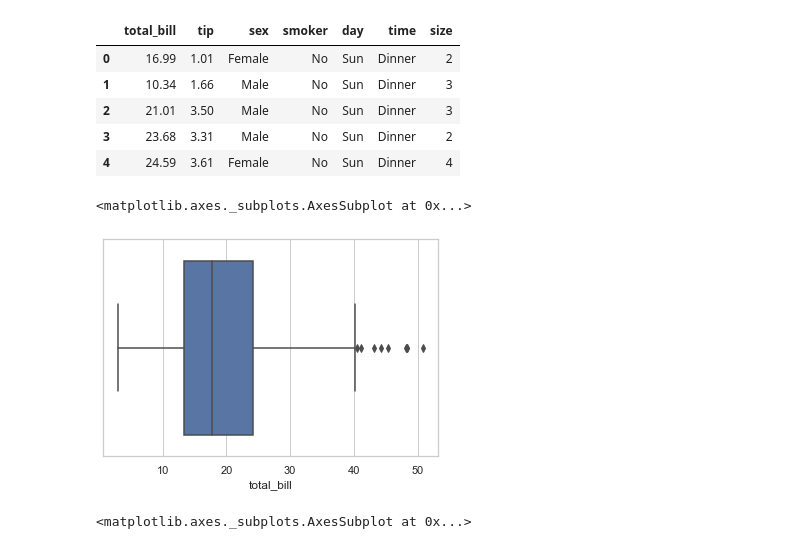
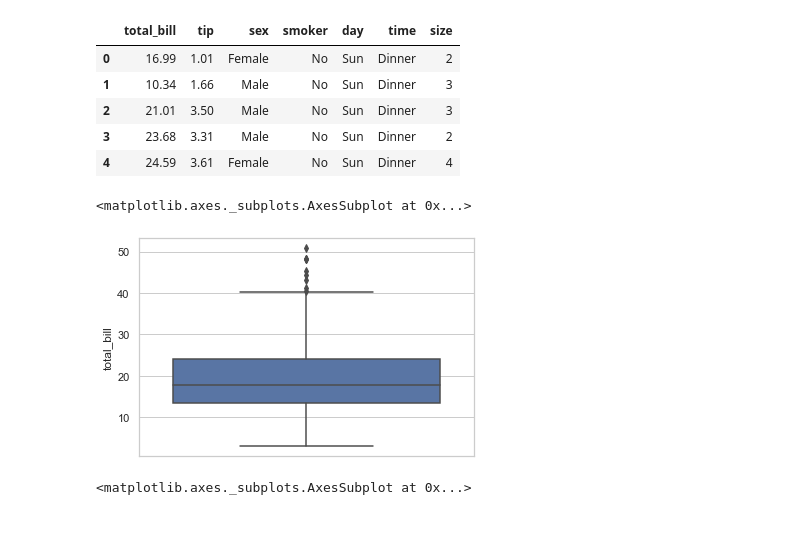
Before and after one commit to DONTSAYCANT/EDA_modules, a Jupyter notebook: Seaborn.ipynb, the cells around one changed output. Cells and saved outputs as stored; diff of their text form; code cells hidden in the pictures.

```diff
--- a/Seaborn.ipynb
+++ b/Seaborn.ipynb
@@ -548,10 +558,10 @@ tips.head()
 | 4 | 24.59 | 3.61 | Female | No | Sun | Dinner | 4 |
 # %%
 sns.set(style="whitegrid")
-sns.boxplot(x = tips["total_bill"])
+sns.boxplot(y = tips["total_bill"])
 # %% [output]
 <matplotlib.axes._subplots.AxesSubplot at 0x...>
-[figure, old version]
+[figure, new version]
 # %%
 sns.set(style="darkgrid")
 sns.boxplot(x = tips["total_bill"])
```
Also changed, not shown: parts of 8 cells of this notebook, 1 other file.
